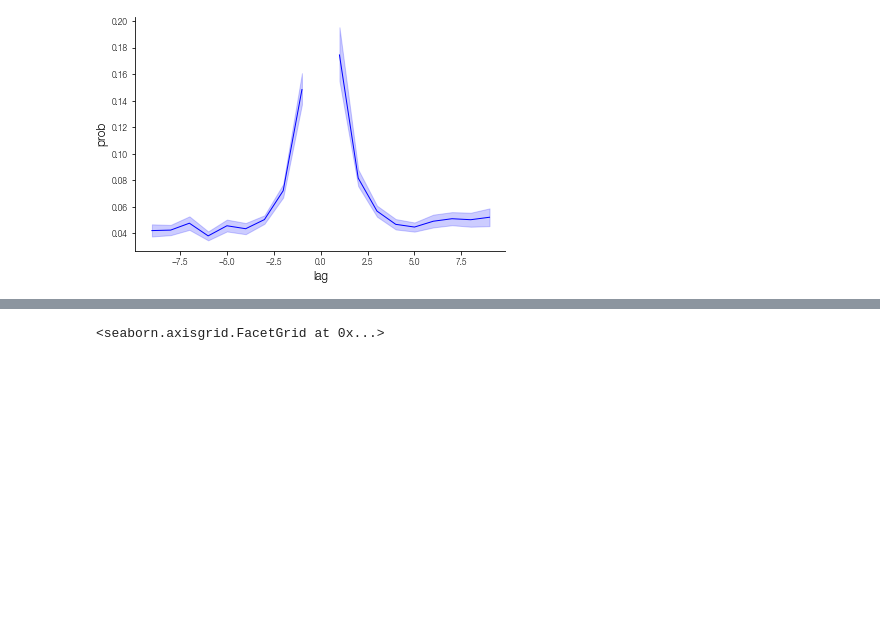
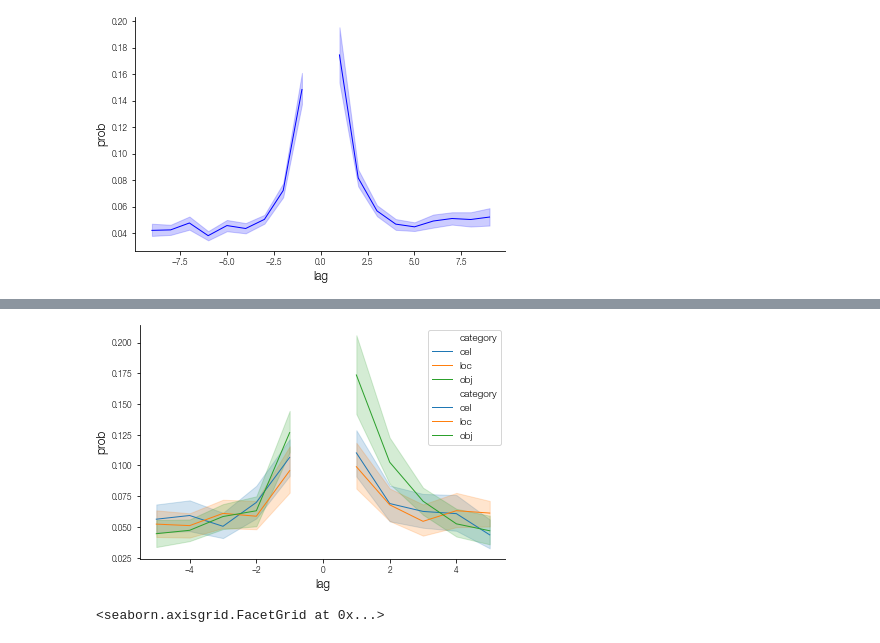
Before and after one commit to mortonne/psifr, a Jupyter notebook: jupyter/demo_clustering.ipynb, the cells around one changed output, grey strips where cells are left out. Drawn from its saved outputs; the diff is of its cells as text; code cells hidden in the pictures; blank space fills up the shorter version.

```diff
--- a/jupyter/demo_clustering.ipynb
+++ b/jupyter/demo_clustering.ipynb
@@ -28,0 +71,7 @@ sns.lineplot(x='lag', y='prob', data=crp.query('10 > lag > 0'), color='b');
+# %%
+sns.lineplot(x='lag', y='prob', hue='category',
+             data=crp_by_cat.query('-5 <= lag < 0').reset_index());
+sns.lineplot(x='lag', y='prob', hue='category',
+             data=crp_by_cat.query('5 >= lag > 0').reset_index());
+# %% [output]
+[figure, added]
```
Also changed, not shown: parts of 8 cells of this notebook.
